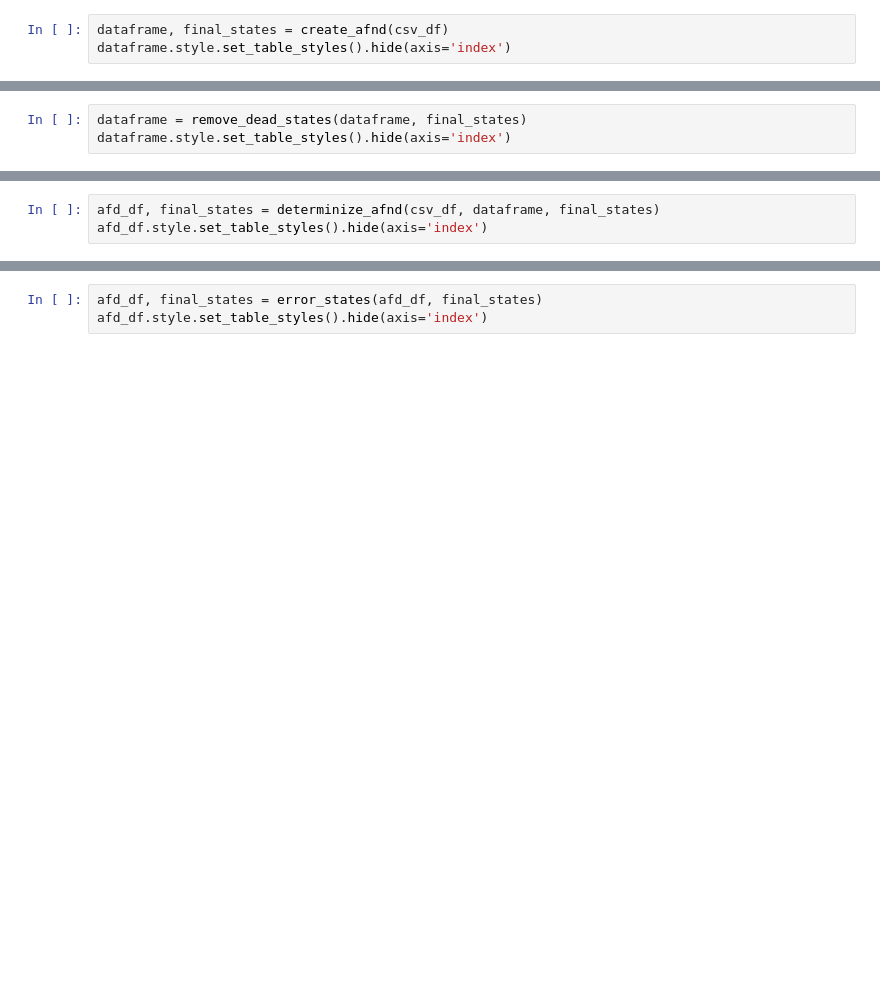
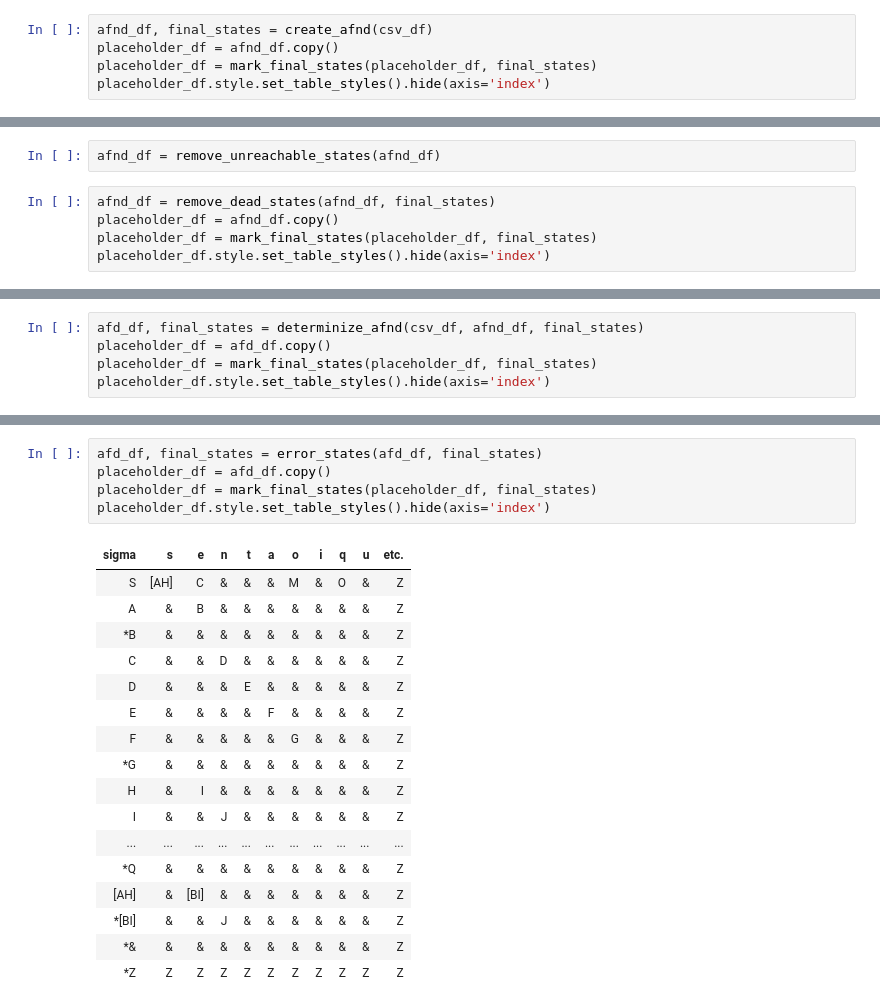
Before and after one commit to matth3wss/projeto_lfa_afd, a Jupyter notebook: reading.ipynb, the cells around one changed output, grey strips where cells are left out. Saved outputs shown, nothing was run; the diff lists cells and outputs as text; blank space fills up the shorter version.

Commit message:
:hammer: refac: Changing the notebook to use the new mark_final_states function

```diff
--- a/reading.ipynb
+++ b/reading.ipynb
@@ -10,3 +22,5 @@ csv_df
 # %%
-dataframe, final_states = create_afnd(csv_df)
-dataframe.style.set_table_styles().hide(axis='index')
+afnd_df, final_states = create_afnd(csv_df)
+placeholder_df = afnd_df.copy()
+placeholder_df = mark_final_states(placeholder_df, final_states)
+placeholder_df.style.set_table_styles().hide(axis='index')
@@ -15,3 +45,7 @@ dataframe = remove_unreachable_states(dataframe)
+# %%
+afnd_df = remove_unreachable_states(afnd_df)
 # %%
-dataframe = remove_dead_states(dataframe, final_states)
-dataframe.style.set_table_styles().hide(axis='index')
+afnd_df = remove_dead_states(afnd_df, final_states)
+placeholder_df = afnd_df.copy()
+placeholder_df = mark_final_states(placeholder_df, final_states)
+placeholder_df.style.set_table_styles().hide(axis='index')
@@ -18,3 +70,5 @@ dataframe.style.set_table_styles().hide(axis='index')
 # %%
-afd_df, final_states = determinize_afnd(csv_df, dataframe, final_states)
-afd_df.style.set_table_styles().hide(axis='index')
+afd_df, final_states = determinize_afnd(csv_df, afnd_df, final_states)
+placeholder_df = afd_df.copy()
+placeholder_df = mark_final_states(placeholder_df, final_states)
+placeholder_df.style.set_table_styles().hide(axis='index')
@@ -21,6 +93,26 @@ afd_df.style.set_table_styles().hide(axis='index')
 # %%
 afd_df, final_states = error_states(afd_df, final_states)
-afd_df.style.set_table_styles().hide(axis='index')
+placeholder_df = afd_df.copy()
+placeholder_df = mark_final_states(placeholder_df, final_states)
+placeholder_df.style.set_table_styles().hide(axis='index')
+# %% [output]
+| sigma | s | e | n | t | a | o | i | q | u | etc. |
+| S | [AH] | C | & | & | & | M | & | O | & | Z |
+| A | & | B | & | & | & | & | & | & | & | Z |
+| *B | & | & | & | & | & | & | & | & | & | Z |
+| C | & | & | D | & | & | & | & | & | & | Z |
+| D | & | & | & | E | & | & | & | & | & | Z |
+| E | & | & | & | & | F | & | & | & | & | Z |
+| F | & | & | & | & | & | G | & | & | & | Z |
+| *G | & | & | & | & | & | & | & | & | & | Z |
+| H | & | I | & | & | & | & | & | & | & | Z |
+| I | & | & | J | & | & | & | & | & | & | Z |
+| ... | ... | ... | ... | ... | ... | ... | ... | ... | ... | ... |
+| *Q | & | & | & | & | & | & | & | & | & | Z |
+| [AH] | & | [BI] | & | & | & | & | & | & | & | Z |
+| *[BI] | & | & | J | & | & | & | & | & | & | Z |
+| *& | & | & | & | & | & | & | & | & | & | Z |
+| *Z | Z | Z | Z | Z | Z | Z | Z | Z | Z | Z |
 # %%
 entrada_2_df = pd.read_csv('./inputs/entrada_2.csv',  header=None)
 entrada_2_df
```
Also changed, not shown: parts of 9 cells of this notebook.
